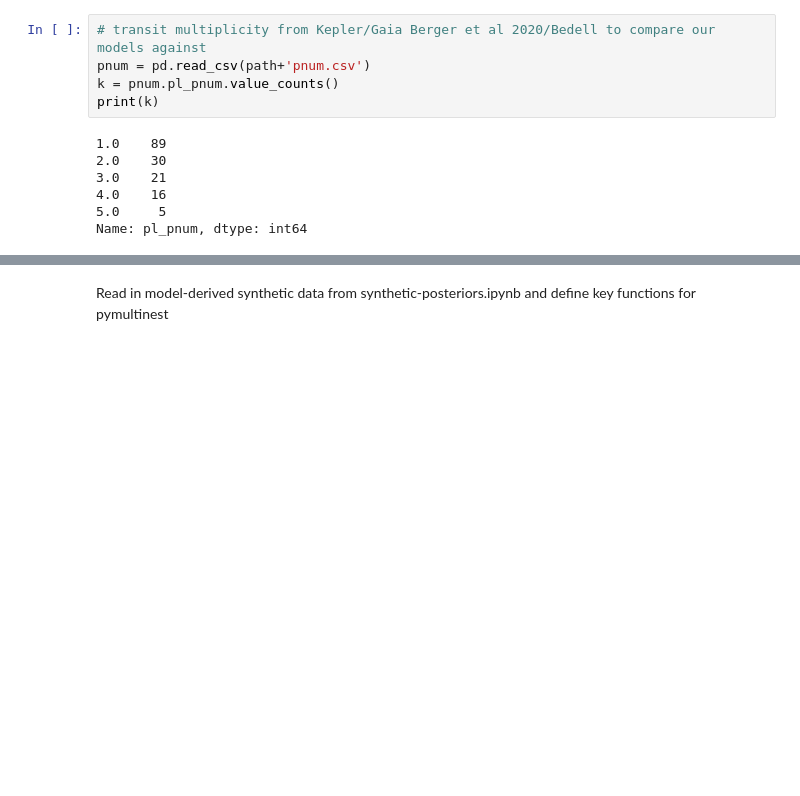
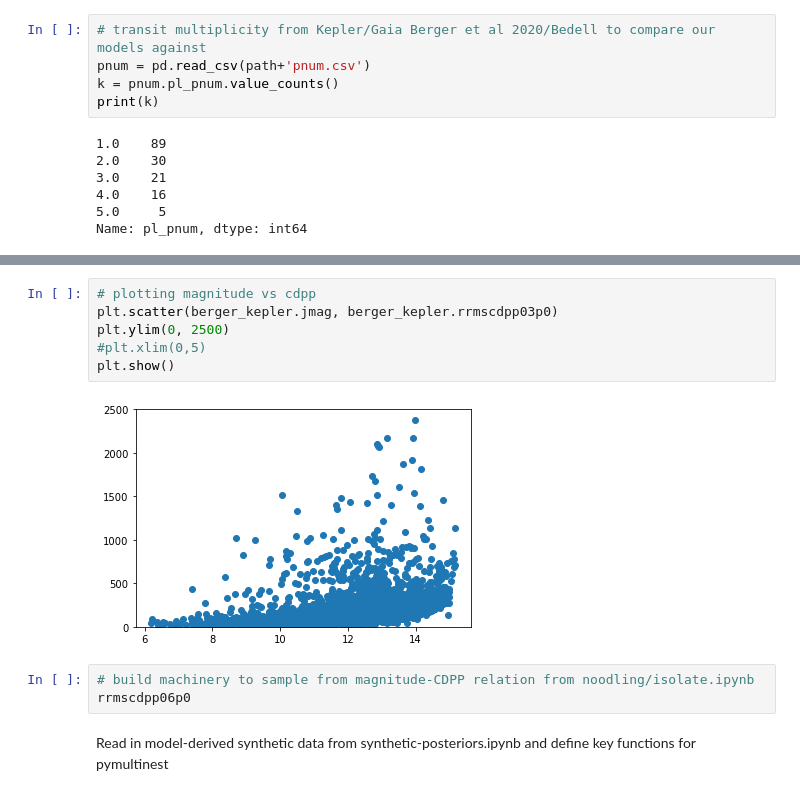
Before and after one commit to exoclam/sculpting, a Jupyter notebook: grid-loglikelihood.ipynb, the cells around one changed output, grey strips where cells are left out. Cells and saved outputs as stored; diff of their text form; blank space fills up the shorter version.

```diff
--- a/grid-loglikelihood.ipynb
+++ b/grid-loglikelihood.ipynb
@@ -113,3 +124,14 @@ print(stars_age1_kde)
+# %%
+# plotting magnitude vs cdpp
+plt.scatter(berger_kepler.jmag, berger_kepler.rrmscdpp03p0)
+plt.ylim(0, 2500)
+#plt.xlim(0,5)
+plt.show()
+# %% [output]
+[figure, added]
+# %%
+# build machinery to sample from magnitude-CDPP relation from noodling/isolate.ipynb
+rrmscdpp06p0
 # %% [markdown]
 Read in model-derived synthetic data from synthetic-posteriors.ipynb and define key functions for pymultinest
 # %%
```
Also changed, not shown: parts of 9 cells of this notebook.
